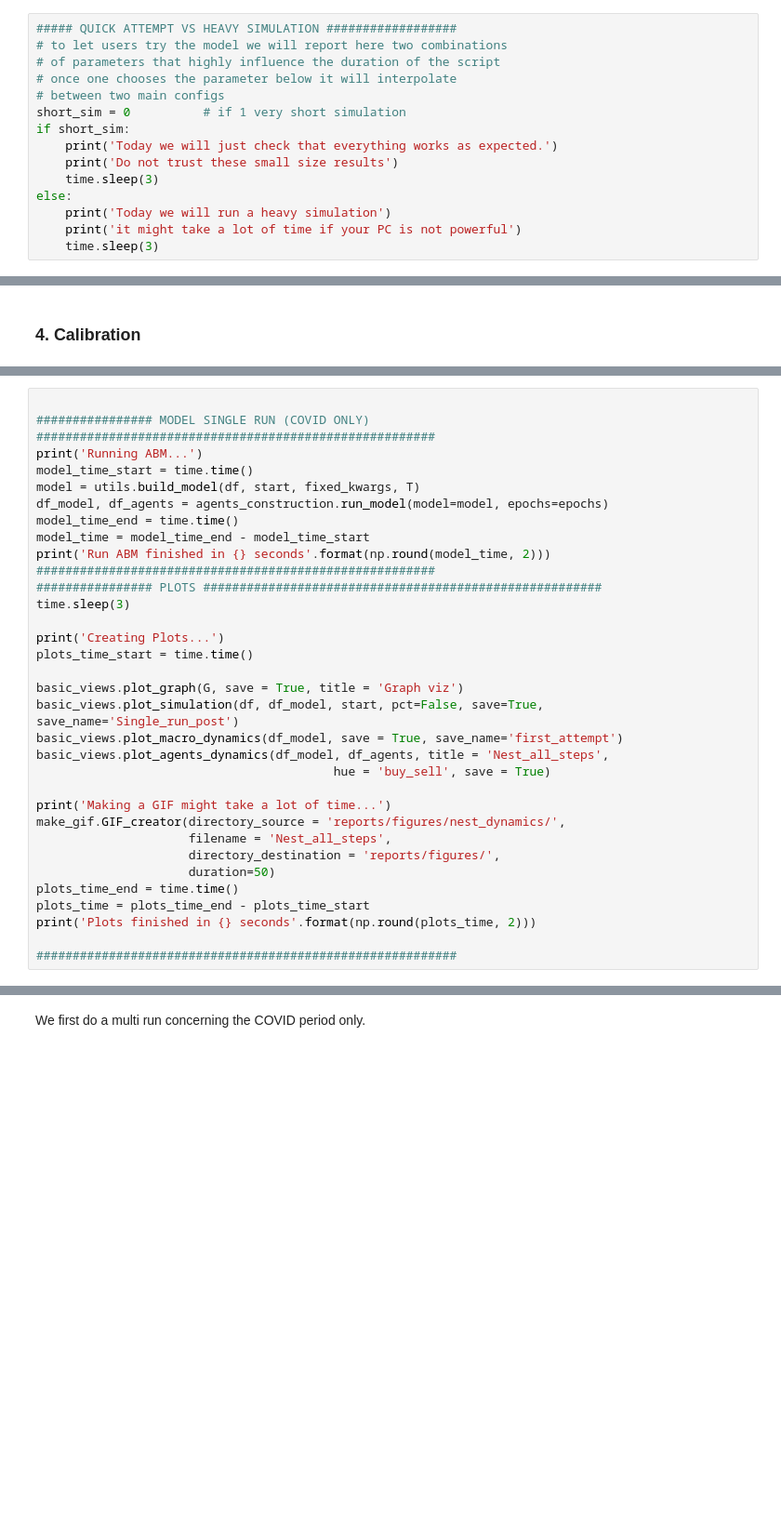
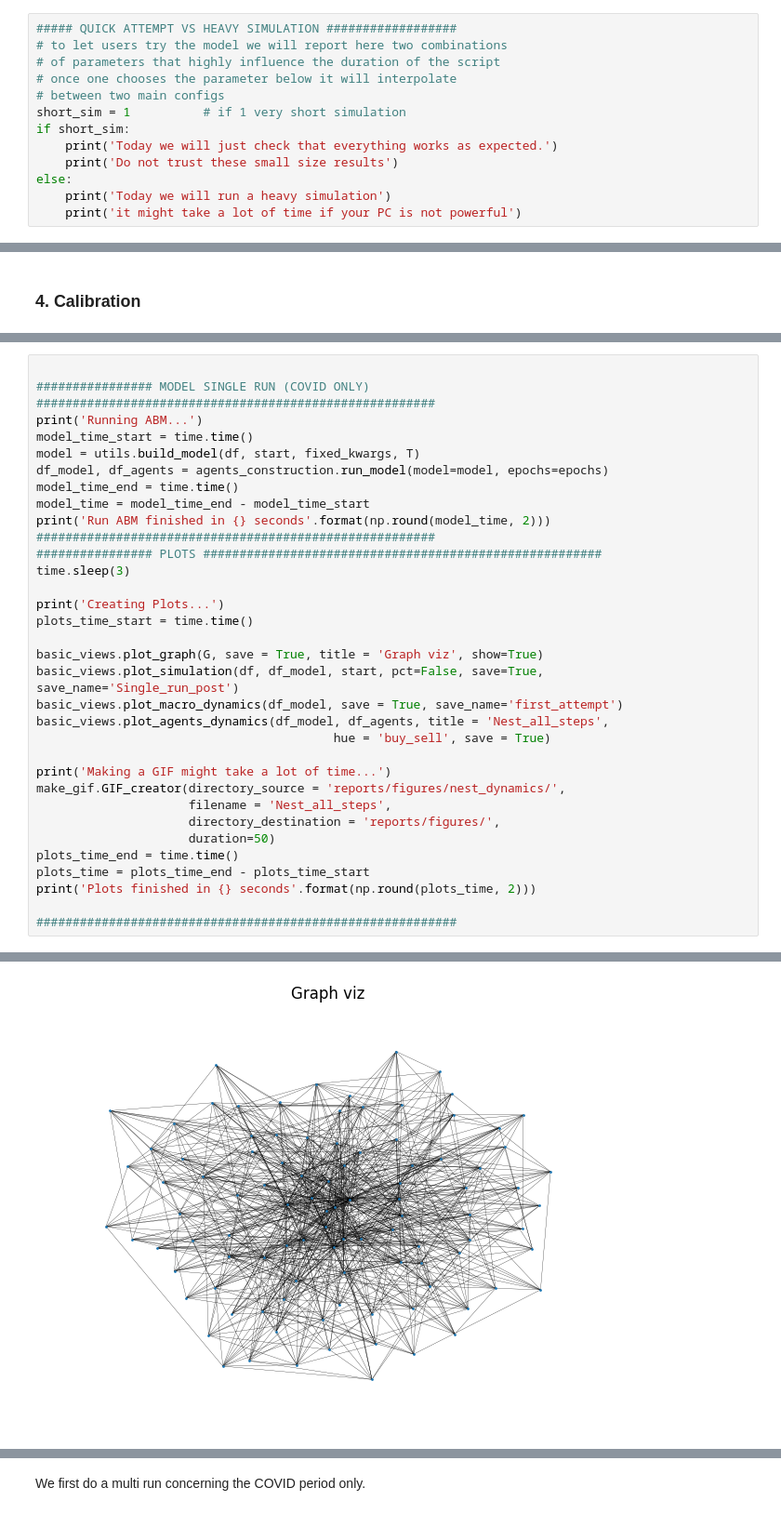
Before and after one commit to simonegiancola09/ants_markets, a Jupyter notebook: ants_market.ipynb, the cells around one changed output, grey strips where cells are left out. Shown at 93% size. Saved outputs shown, nothing was run; the diff lists cells and outputs as text; blank space fills up the shorter version.

```diff
--- a/ants_market.ipynb
+++ b/ants_market.ipynb
@@ -205,12 +224,10 @@ df = utils.preprocess_data(df)
 # of parameters that highly influence the duration of the script
 # once one chooses the parameter below it will interpolate
 # between two main configs
-short_sim = 0          # if 1 very short simulation
+short_sim = 1          # if 1 very short simulation
 if short_sim:
     print('Today we will just check that everything works as expected.')
     print('Do not trust these small size results')
-    time.sleep(3)
 else:
     print('Today we will run a heavy simulation')
     print('it might take a lot of time if your PC is not powerful')
-    time.sleep(3)
@@ -362,7 +497,7 @@ time.sleep(3)
 print('Creating Plots...')
 plots_time_start = time.time()
 
-basic_views.plot_graph(G, save = True, title = 'Graph viz')
+basic_views.plot_graph(G, save = True, title = 'Graph viz', show=True)
 basic_views.plot_simulation(df, df_model, start, pct=False, save=True, save_name='Single_run_post')
 basic_views.plot_macro_dynamics(df_model, save = True, save_name='first_attempt')
 basic_views.plot_agents_dynamics(df_model, df_agents, title = 'Nest_all_steps',
@@ -378,3 +513,4 @@ plots_time = plots_time_end - plots_time_start
 print('Plots finished in {} seconds'.format(np.round(plots_time, 2)))
 
 ##########################################################
+# %% [output]
@@ -380,0 +520 @@ print('Plots finished in {} seconds'.format(np.round(plots_time, 2)))
+[figure, added]
```
Also changed, not shown: parts of 27 cells of this notebook, 1 other file.
